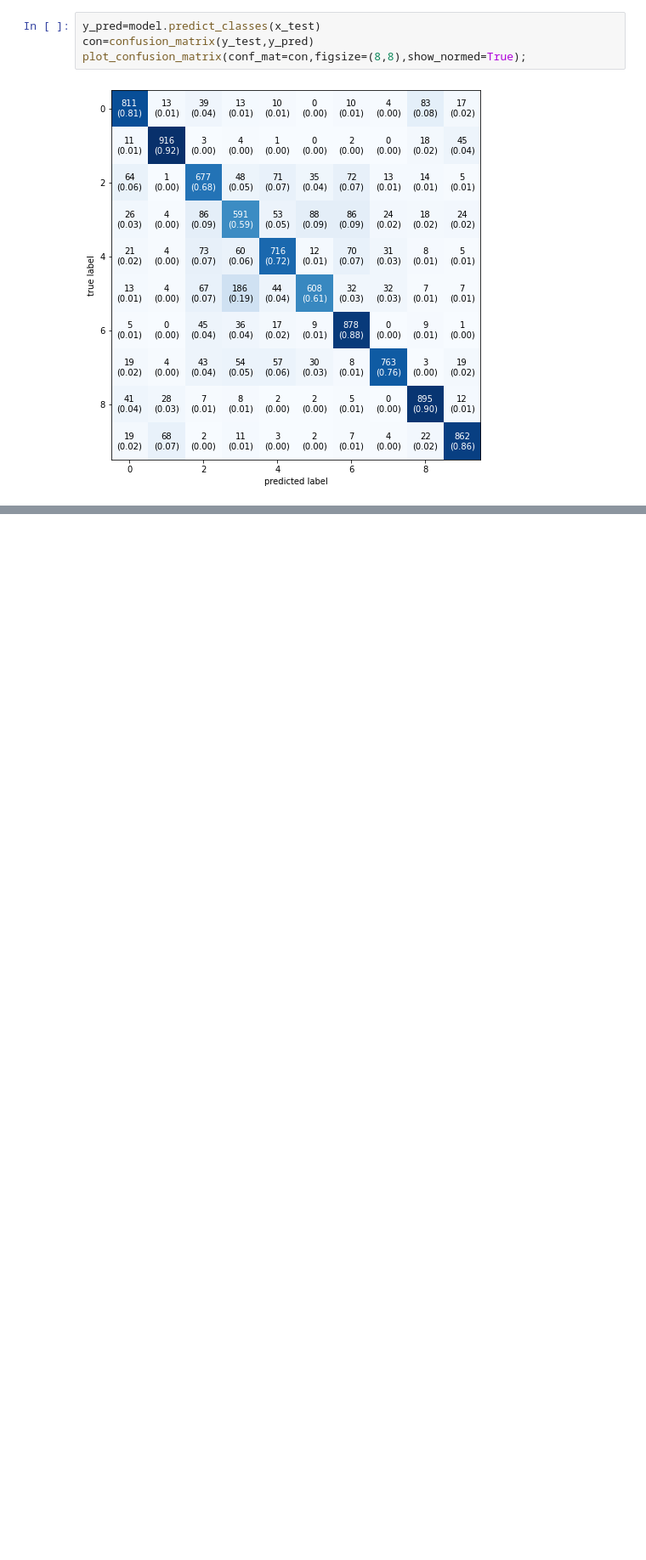
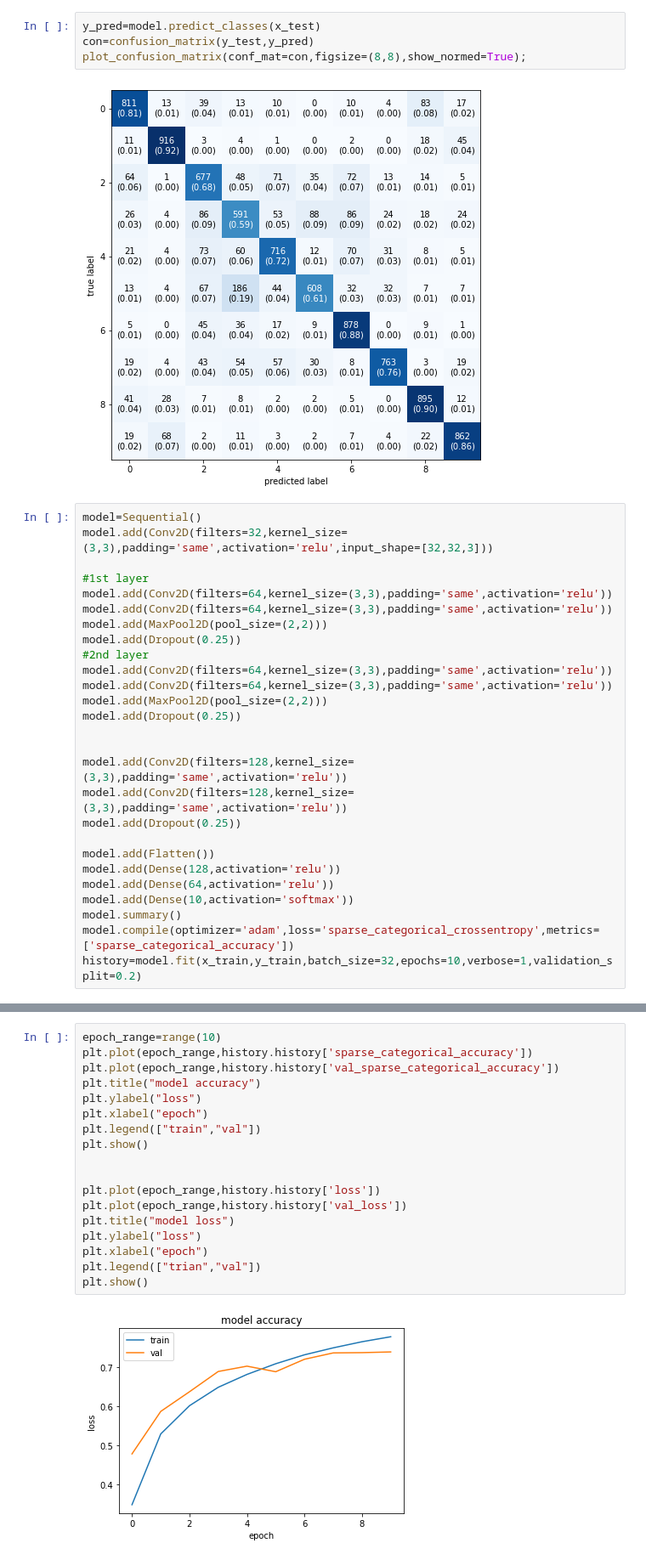
Before and after one commit to Tahir7044/machine-learning, a Jupyter notebook: cifar10_cnn.ipynb, the cells around one changed output, grey strips where cells are left out. Shown: that part at 85% size. Saved outputs shown, nothing was run; the diff lists cells and outputs as text; blank space fills up the shorter version.

```diff
--- a/cifar10_cnn.ipynb
+++ b/cifar10_cnn.ipynb
@@ -594,3 +532,30 @@ con=confusion_matrix(y_test,y_pred)
 plot_confusion_matrix(conf_mat=con,figsize=(8,8),show_normed=True);
 # %% [output]
 [figure]
+# %%
+model=Sequential()
+model.add(Conv2D(filters=32,kernel_size=(3,3),padding='same',activation='relu',input_shape=[32,32,3]))
+
+#1st layer
+model.add(Conv2D(filters=64,kernel_size=(3,3),padding='same',activation='relu'))
+model.add(Conv2D(filters=64,kernel_size=(3,3),padding='same',activation='relu'))
+model.add(MaxPool2D(pool_size=(2,2)))
+model.add(Dropout(0.25))
+#2nd layer
+model.add(Conv2D(filters=64,kernel_size=(3,3),padding='same',activation='relu'))
+model.add(Conv2D(filters=64,kernel_size=(3,3),padding='same',activation='relu'))
+model.add(MaxPool2D(pool_size=(2,2)))
+model.add(Dropout(0.25))
+
+
+model.add(Conv2D(filters=128,kernel_size=(3,3),padding='same',activation='relu'))
+model.add(Conv2D(filters=128,kernel_size=(3,3),padding='same',activation='relu'))
+model.add(Dropout(0.25))
+
+model.add(Flatten())
+model.add(Dense(128,activation='relu'))
+model.add(Dense(64,activation='relu'))
+model.add(Dense(10,activation='softmax'))
+model.summary()
+model.compile(optimizer='adam',loss='sparse_categorical_crossentropy',metrics=['sparse_categorical_accuracy'])
+history=model.fit(x_train,y_train,batch_size=32,epochs=10,verbose=1,validation_split=0.2)
@@ -596,0 +580,20 @@ plot_confusion_matrix(conf_mat=con,figsize=(8,8),show_normed=True);
+# %%
+epoch_range=range(10)
+plt.plot(epoch_range,history.history['sparse_categorical_accuracy'])
+plt.plot(epoch_range,history.history['val_sparse_categorical_accuracy'])
+plt.title("model accuracy")
+plt.ylabel("loss")
+plt.xlabel("epoch")
+plt.legend(["train","val"])
+plt.show()
+
+
+plt.plot(epoch_range,history.history['loss'])
+plt.plot(epoch_range,history.history['val_loss'])
+plt.title("model loss")
+plt.ylabel("loss")
+plt.xlabel("epoch")
+plt.legend(["trian","val"])
+plt.show()
+# %% [output]
+[figure, added]
```
Also changed, not shown: parts of 5 cells of this notebook.
